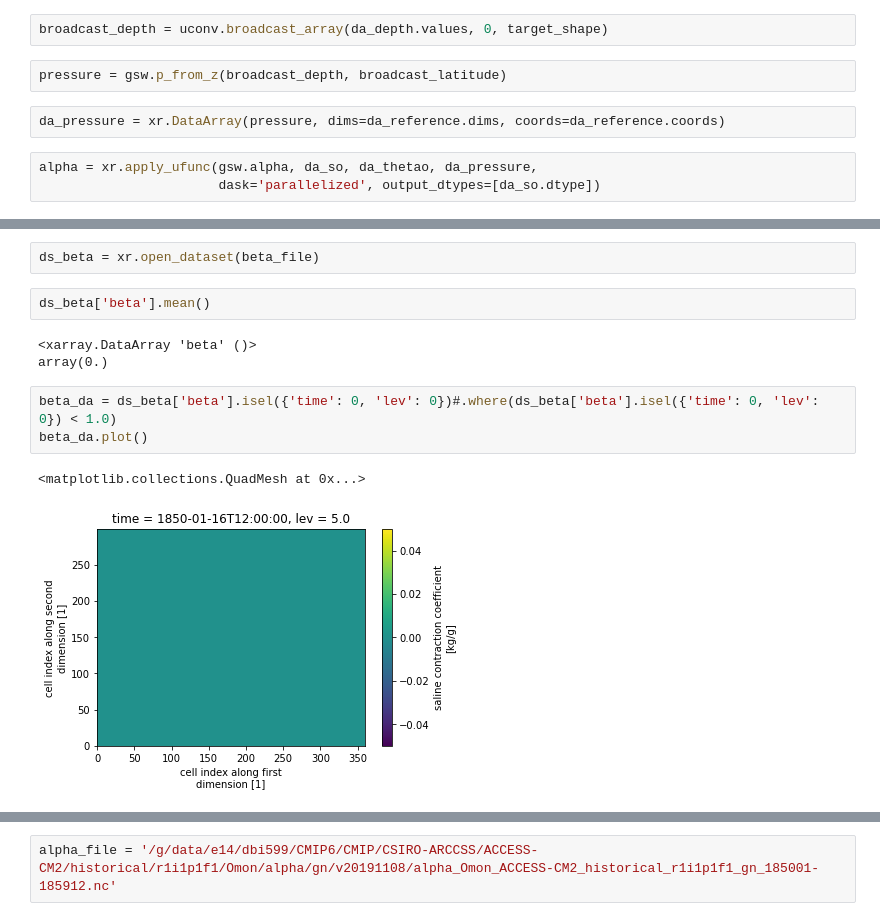
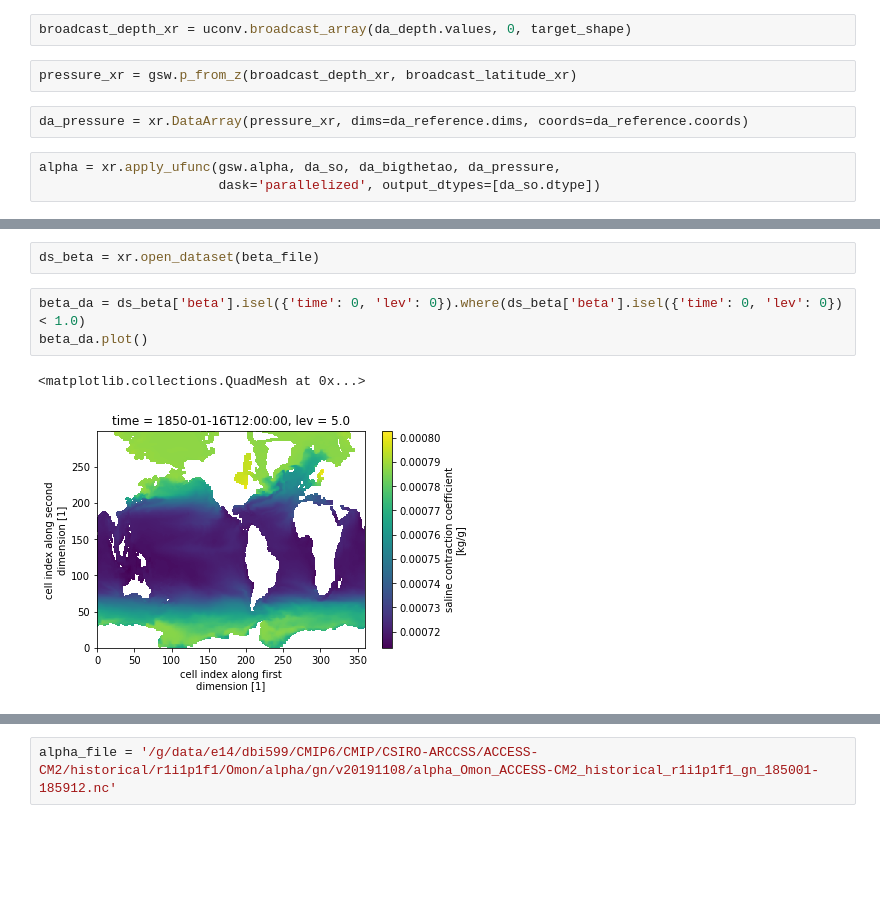
Before and after one commit to DamienIrving/ocean-analysis, a Jupyter notebook: development/gsw.ipynb, the cells around one changed output, grey strips where cells are left out. Saved outputs shown, nothing was run; the diff lists cells and outputs as text; blank space fills up the shorter version.

```diff
--- a/development/gsw.ipynb
+++ b/development/gsw.ipynb
@@ -52,9 +35,9 @@ broadcast_latitude = uconv.broadcast_array(da_thetao['latitude'].values, [1, 2],
 # %%
-broadcast_depth = uconv.broadcast_array(da_depth.values, 0, target_shape)
+broadcast_depth_xr = uconv.broadcast_array(da_depth.values, 0, target_shape)
 # %%
-pressure = gsw.p_from_z(broadcast_depth, broadcast_latitude)
+pressure_xr = gsw.p_from_z(broadcast_depth_xr, broadcast_latitude_xr)
 # %%
-da_pressure = xr.DataArray(pressure, dims=da_reference.dims, coords=da_reference.coords)
+da_pressure = xr.DataArray(pressure_xr, dims=da_reference.dims, coords=da_reference.coords)
 # %%
-alpha = xr.apply_ufunc(gsw.alpha, da_so, da_thetao, da_pressure,
+alpha = xr.apply_ufunc(gsw.alpha, da_so, da_bigthetao, da_pressure,
                        dask='parallelized', output_dtypes=[da_so.dtype])
@@ -125,17 +94,12 @@ broadcast_latitude = uconv.broadcast_array(thetao_cube.coord('latitude').points,
 beta_file = '/g/data/e14/dbi599/CMIP6/CMIP/CSIRO-ARCCSS/ACCESS-CM2/historical/r1i1p1f1/Omon/beta/gn/v20191108/beta_Omon_ACCESS-CM2_historical_r1i1p1f1_gn_185001-185912.nc'
 # %%
 ds_beta = xr.open_dataset(beta_file)
-# %%
-ds_beta['beta'].mean()
-# %% [output]
-<xarray.DataArray 'beta' ()>
-array(0.)
 # %%
-beta_da = ds_beta['beta'].isel({'time': 0, 'lev': 0})#.where(ds_beta['beta'].isel({'time': 0, 'lev': 0}) < 1.0)
+beta_da = ds_beta['beta'].isel({'time': 0, 'lev': 0}).where(ds_beta['beta'].isel({'time': 0, 'lev': 0}) < 1.0)
 beta_da.plot()
 # %% [output]
 <matplotlib.collections.QuadMesh at 0x...>
-[figure, old version]
+[figure, new version]
 # %%
 beta_da = ds_beta['beta'].isel({'time': 0, 'lev': 30}).where(ds_beta['beta'].isel({'time': 0, 'lev': 30}) < 1.0)
 beta_da.plot()
```
Also changed, not shown: parts of 25 cells of this notebook, 1 other file.
